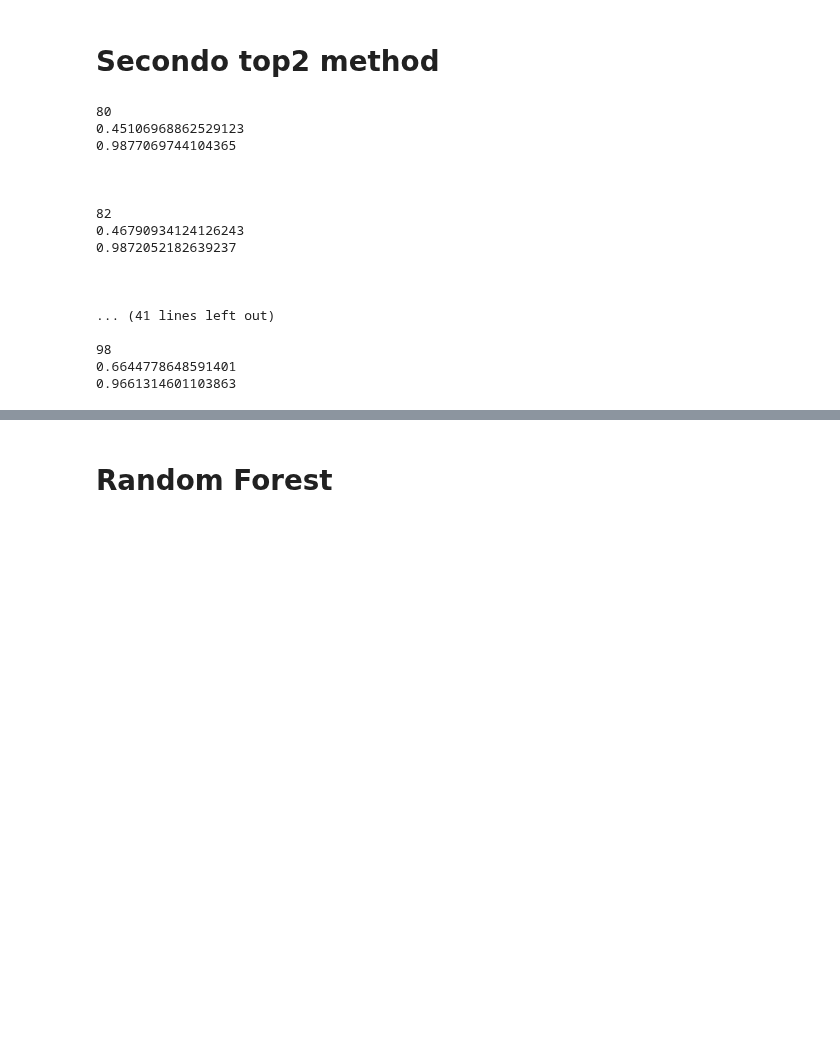
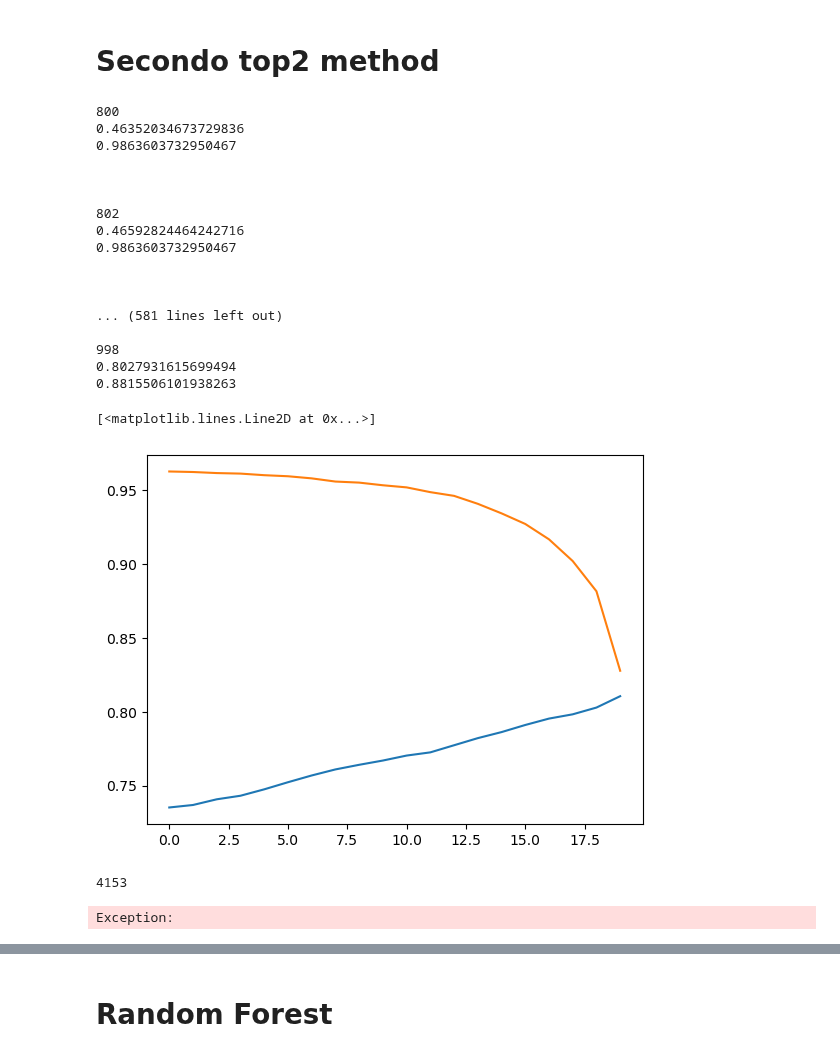
Before and after one commit to matteodegobbi/InsectClassification, a Jupyter notebook: alternative_output_selection.ipynb, the cells around one changed output, grey strips where cells are left out. Saved outputs shown, nothing was run; the diff lists cells and outputs as text; code cells hidden in the pictures; blank space fills up the shorter version.

```diff
--- a/alternative_output_selection.ipynb
+++ b/alternative_output_selection.ipynb
@@ -335,8 +332,11 @@ tprs = []
 fprs = []
 correct_genus_rate = []
 correct_species_rate = []
-for t in range(0,10000,100):#ATTENZIONE QUA E' DIVERSO
-    entropy_threshold = t/10000.0
+thresholds = []
+possible_thresholds = [x / 1000 for x in range(0, 1000, 1)]
+for t in possible_thresholds:#ATTENZIONE QUA E' DIVERSO
+    entropy_threshold = t
+    thresholds.append(entropy_threshold)
     #print(val_predicted_probs.shape)
     n_undescribed_samples = 0
     n_described_samples = 0
@@ -350,7 +350,7 @@ for t in range(0,10000,100):#ATTENZIONE QUA E' DIVERSO
         #assert(val_predicted_labels[i]==val_predicted_probs[i].argmax())
         genus_of_best_species = species2genus[label_best_specie.item()]
 
-        top2 = torch.tensor(val_predicted_probs[i]).topk(2#ATTENZIONE QUA E' DIVERSO
+        top2 = torch.tensor(val_predicted_probs[i]).topk(2)#ATTENZIONE QUA E' DIVERSO
         #print(top2)
         if (top2.values[0]-top2.values[1]) > entropy_threshold*top2.values[0]:#species
             if image_val_labels[i].item() in described_species_labels:#i needed to guess species
@@ -376,26 +376,40 @@ for t in range(0,10000,100):#ATTENZIONE QUA E' DIVERSO
     correct_genus_rate.append(n_correct_genus/n_undescribed_samples)
     correct_species_rate.append(n_correct_species/n_described_samples)
 # %%
-for index in range(80,100,2):
+for index in range(800,1000,2):
     print(index)
     print(correct_genus_rate[index])
     print(correct_species_rate[index])
     print('\n\n')
 # %% [output]
-80
-0.45106968862529123
-0.9877069744104365
+800
+0.46352034673729836
+0.9863603732950467
 
 
 
-82
-0.46790934124126243
-0.9872052182639237
+802
+0.46592824464242716
+0.9863603732950467
 
 
 
-... (41 lines left out)
+... (581 lines left out)
 
-98
-0.6644778648591401
-0.9661314601103863
+998
+0.8027931615699494
+0.8815506101938263
+# %%
+plt.plot(correct_genus_rate[-20:])
+plt.plot(correct_species_rate[-20:])
+# %% [output]
+[<matplotlib.lines.Line2D at 0x...>]
+[figure, added]
+# %%
+n_undescribed_samples
+# %% [output]
+4153
+# %%
+raise Exception
+# %% [output]
+Exception:
```
Also changed, not shown: parts of 14 cells of this notebook.
